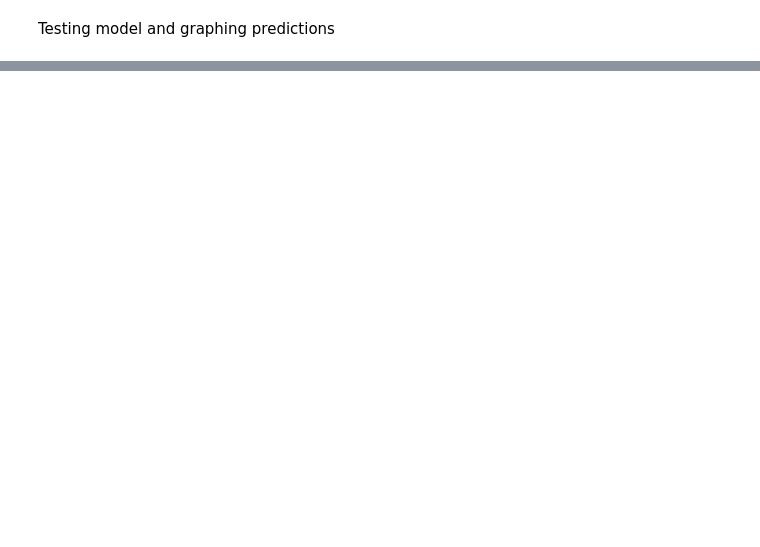
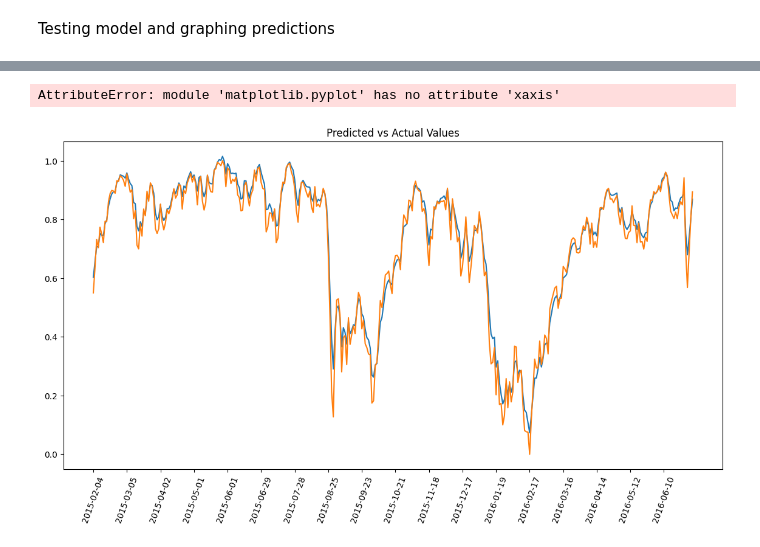
Before and after one commit to walkerbagley/stocky, a Jupyter notebook: Training/lstm_training.ipynb, the cells around one changed output, grey strips where cells are left out. Saved outputs shown, nothing was run; the diff lists cells and outputs as text; code cells hidden in the pictures; blank space fills up the shorter version.

Commit message:
first LSTM model

```diff
--- a/Training/lstm_training.ipynb
+++ b/Training/lstm_training.ipynb
@@ -83,0 +19,20 @@ plt.show()
+# %%
+# train = pd.read_csv('drive/MyDrive/Neural Networks/Neural Networks Project/stocky/Datasets/Processed Data/normalized_training_data.csv')
+# test = pd.read_csv('drive/MyDrive/Neural Networks/Neural Networks Project/stocky/Datasets/Processed Data/normalized_testing_data.csv')
+train = pd.read_csv('normalized_training_data.csv')
+test = pd.read_csv('normalized_testing_data.csv')
+# %%
+# split a multivariate sequence into samples
+def split_sequences(sequences, n_steps):
+	X, y = list(), list()
+	for i in range(len(sequences)):
+		# find the end of this pattern
+		end_ix = i + n_steps
+		# check if we are beyond the dataset
+		if end_ix > len(sequences):
+			break
+		# gather input and output parts of the pattern
+		seq_x, seq_y = sequences[i:end_ix, :-1], sequences[end_ix-1, -1]
+		X.append(seq_x)
+		y.append(seq_y)
+	return array(X), array(y)
@@ -83,0 +89,9 @@ plt.show()
+# %%
+model = customLSTM('Price', len(train.columns) - 2, n_steps=50)
+model.train(train, epochs=50, verbose=0)
+# %%
+model.test(test, verbose=0)
+model.plotResults()
+# %% [output]
+AttributeError: module 'matplotlib.pyplot' has no attribute 'xaxis'
+[figure, added]
```
Also changed, not shown: parts of 13 cells of this notebook, 1 other file.
